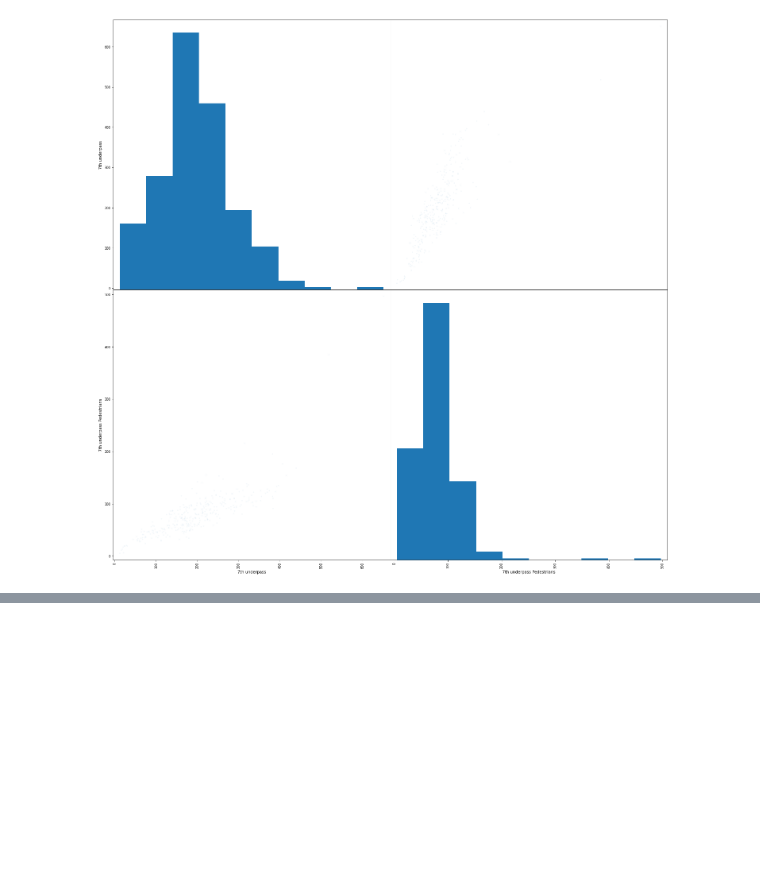
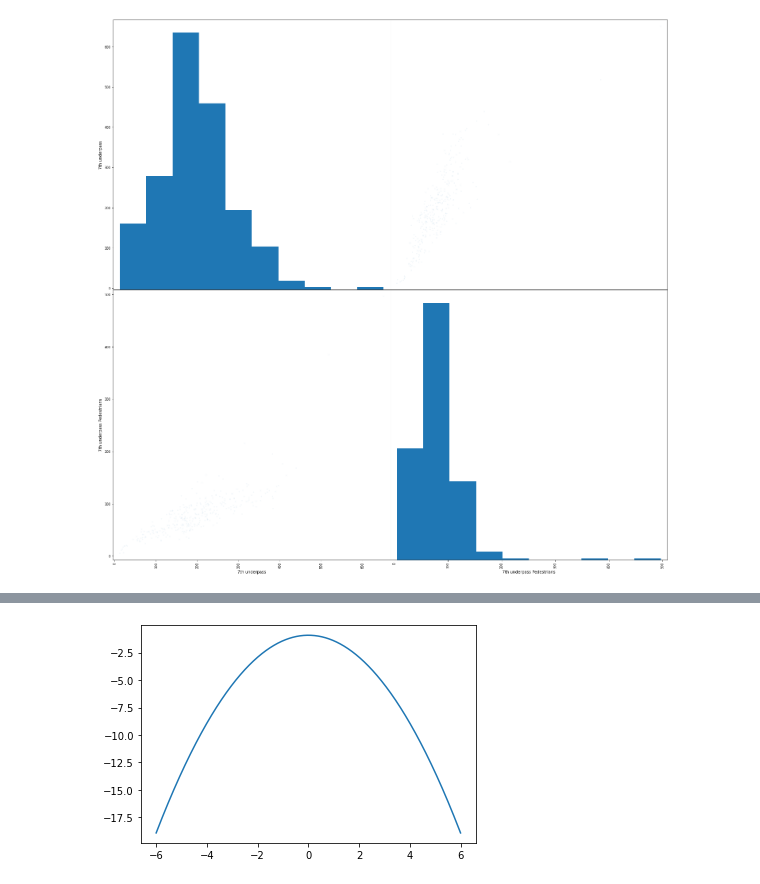
Before and after one commit to brandongraylong/Programming-Challenges-and-Practice, a Jupyter notebook: Python/Udemy/Deep_Learning_Prerequisites/Deep Learning Prerequisites.ipynb, the cells around one changed output, grey strips where cells are left out. Saved outputs shown, nothing was run; the diff lists cells and outputs as text; code cells hidden in the pictures; blank space fills up the shorter version.

```diff
--- a/Python/Udemy/Deep_Learning_Prerequisites/Deep Learning Prerequisites.ipynb
+++ b/Python/Udemy/Deep_Learning_Prerequisites/Deep Learning Prerequisites.ipynb
@@ -896,0 +935,6 @@ scatter_matrix(df[['7th underpass', '7th underpass Pedestrians']], alpha=0.05, f
+# %%
+logfx = norm.logpdf(x, loc=0, scale=1)
+# %%
+plt.plot(x, logfx);
+# %% [output]
+[figure, added]
```
Also changed, not shown: parts of 72 cells of this notebook, 1 other file.
